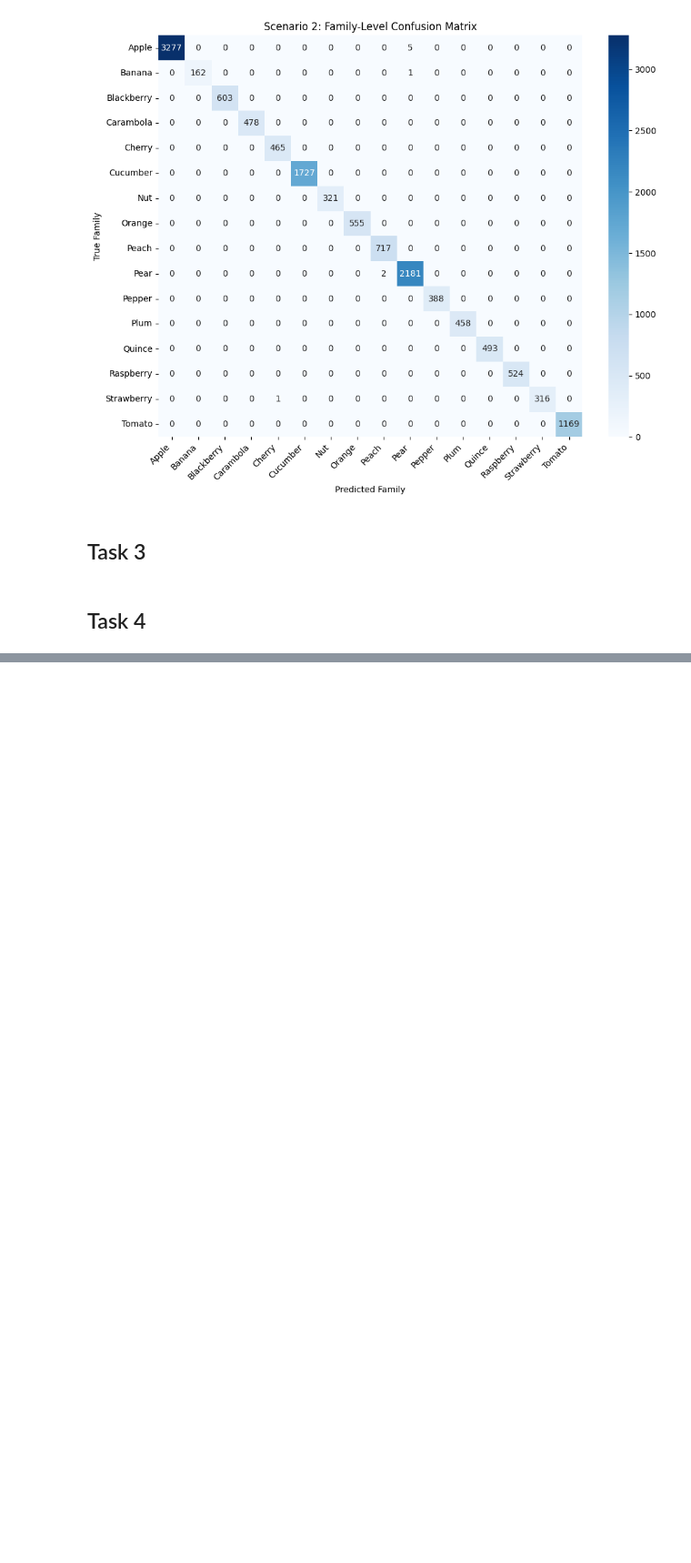
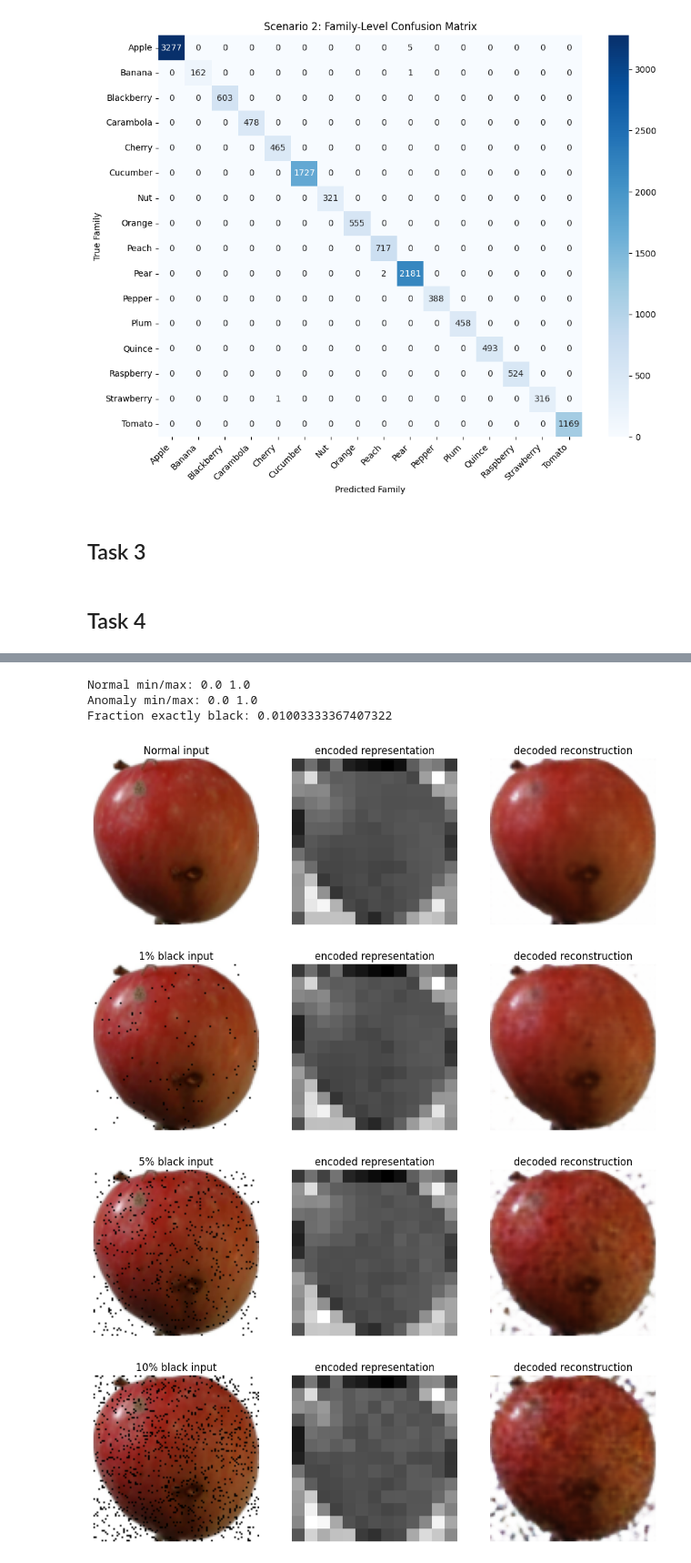
Before and after one commit to WesselBekx/Deep_Learning_Assignment_1, a Jupyter notebook: ass1_skeleton.ipynb, the cells around one changed output, grey strips where cells are left out. Shown at 91% size. Cells and saved outputs as stored; diff of their text form; code cells hidden in the pictures; blank space fills up the shorter version.

```diff
--- a/ass1_skeleton.ipynb
+++ b/ass1_skeleton.ipynb
@@ -746,0 +772,13 @@ def get_anomaly_dataset(fraction):
+# %%
+from torch.utils.data import DataLoader
+import torch
+import torch.nn as nn
+
+batch_size = 64
+
+train_loader = DataLoader(normal_train, batch_size=batch_size, shuffle=True)
+normal_test_loader = DataLoader(normal_test, batch_size=batch_size, shuffle=False)
+
+anomaly_loader_1 = DataLoader(anomaly_test_1, batch_size=batch_size, shuffle=False)
+anomaly_loader_5 = DataLoader(anomaly_test_5, batch_size=batch_size, shuffle=False)
+anomaly_loader_10 = DataLoader(anomaly_test_10, batch_size=batch_size, shuffle=False)
@@ -746,0 +977,56 @@ def get_anomaly_dataset(fraction):
+# %%
+x_normal = normal_test[0][0]
+x_anom = anomaly_test_1[0][0]
+
+print("Normal min/max:", x_normal.min().item(), x_normal.max().item())
+print("Anomaly min/max:", x_anom.min().item(), x_anom.max().item())
+print("Fraction exactly black:", (x_anom == 0).float().mean().item())
+# %% [output]
+Normal min/max: 0.0 1.0
+Anomaly min/max: 0.0 1.0
+Fraction exactly black: 0.01003333367407322
+# %%
+def show_ae_example(dataset, idx=0, title=""):
+    model.eval()
+
+    x = dataset[idx][0].unsqueeze(0).to(device)
+
+    with torch.no_grad():
+        z = model.encoder(x)
+        x_hat = model.decoder(z)
+
+    x_img = x[0].cpu().permute(1, 2, 0)
+    xhat_img = x_hat[0].cpu().permute(1, 2, 0)
+
+    # Show average encoded feature map
+    z_img = z[0].mean(dim=0).cpu()
+
+    plt.figure(figsize=(12, 4))
+
+    plt.subplot(1, 3, 1)
+    plt.imshow(x_img)
+    plt.title(f"{title} input")
+    plt.axis("off")
+
+    plt.subplot(1, 3, 2)
+    plt.imshow(z_img, cmap="gray")
+    plt.title("encoded representation")
+    plt.axis("off")
+
+    plt.subplot(1, 3, 3)
+    plt.imshow(xhat_img)
+    plt.title("decoded reconstruction")
+    plt.axis("off")
+
+    plt.show()
+
+
+show_ae_example(normal_test, idx=0, title="Normal")
+show_ae_example(anomaly_test_1, idx=0, title="1% black")
+show_ae_example(anomaly_test_5, idx=0, title="5% black")
+show_ae_example(anomaly_test_10, idx=0, title="10% black")
+# %% [output]
+[figure, added]
+[figure, added]
+[figure, added]
+[figure, added]
```
Also changed, not shown: parts of 11 cells of this notebook.
